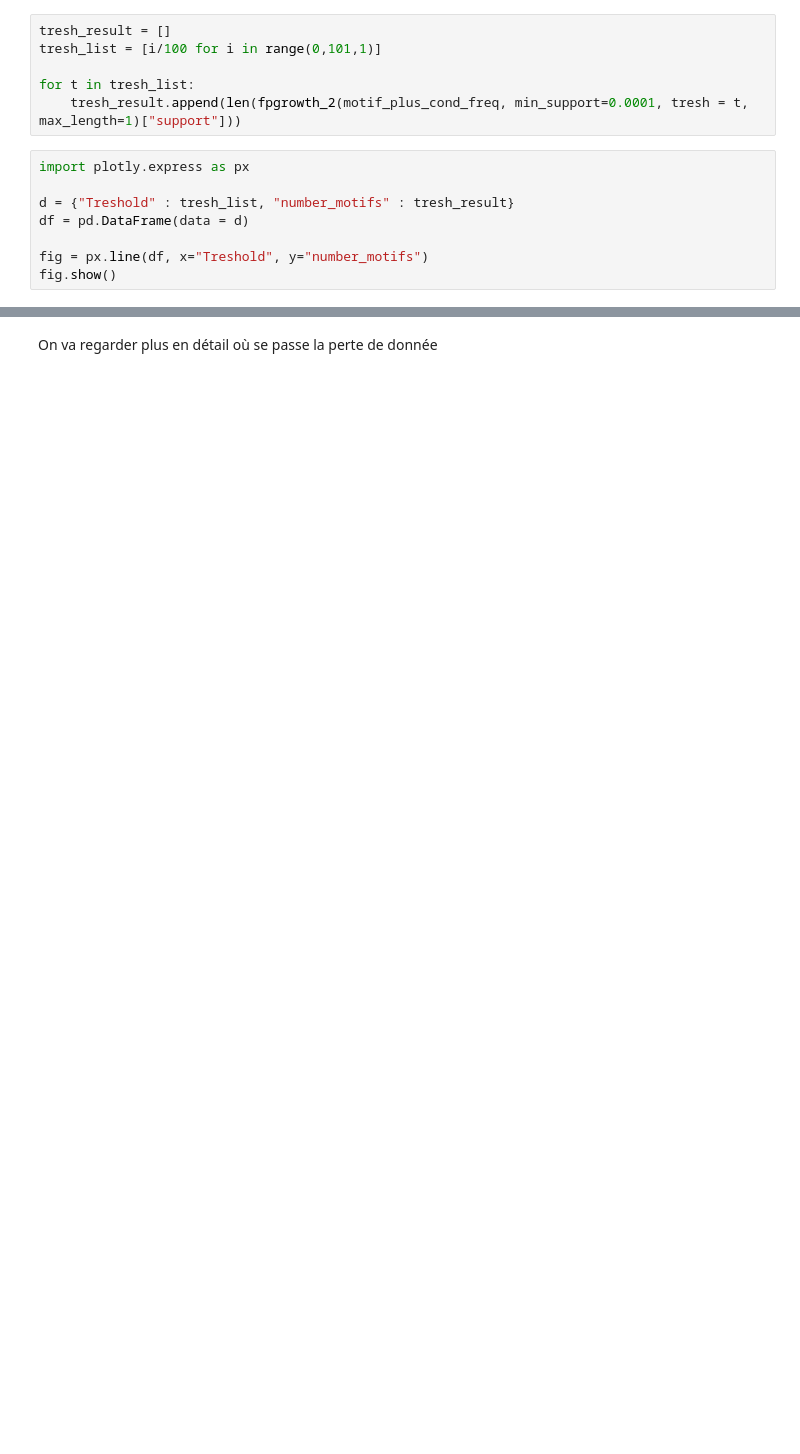
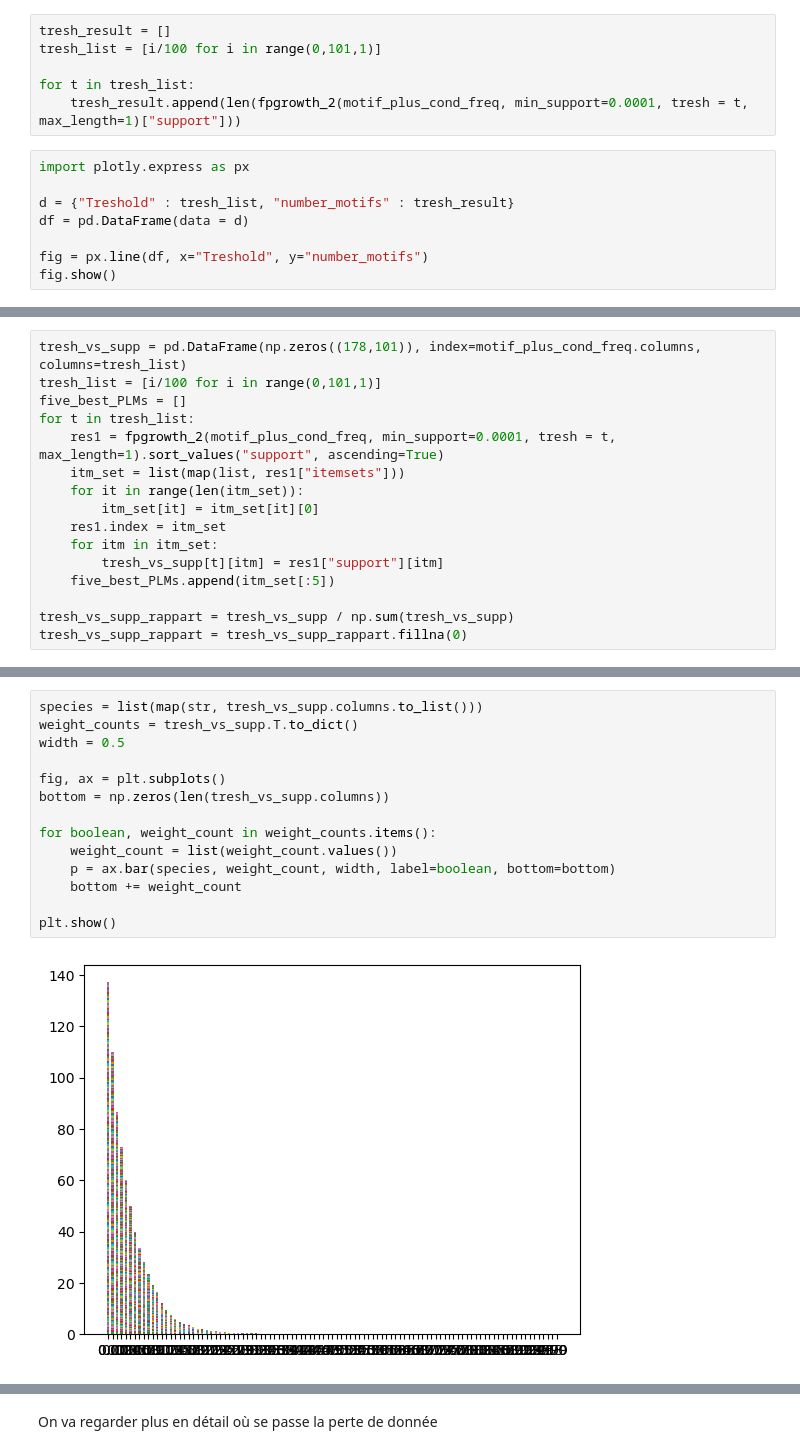
Before and after one commit to JhonatanFelix/Projet_fil_rouge_2024, a Jupyter notebook: motif_PLM.ipynb, the cells around one changed output, grey strips where cells are left out. Saved outputs shown, nothing was run; the diff lists cells and outputs as text; blank space fills up the shorter version.

```diff
--- a/motif_PLM.ipynb
+++ b/motif_PLM.ipynb
@@ -393,0 +356,16 @@ fig.show()
+# %%
+tresh_vs_supp = pd.DataFrame(np.zeros((178,101)), index=motif_plus_cond_freq.columns, columns=tresh_list)
+tresh_list = [i/100 for i in range(0,101,1)]
+five_best_PLMs = []
+for t in tresh_list:
+    res1 = fpgrowth_2(motif_plus_cond_freq, min_support=0.0001, tresh = t, max_length=1).sort_values("support", ascending=True)
+    itm_set = list(map(list, res1["itemsets"]))
+    for it in range(len(itm_set)):
+        itm_set[it] = itm_set[it][0]
+    res1.index = itm_set
+    for itm in itm_set:
+        tresh_vs_supp[t][itm] = res1["support"][itm]
+    five_best_PLMs.append(itm_set[:5])
+
+tresh_vs_supp_rappart = tresh_vs_supp / np.sum(tresh_vs_supp)
+tresh_vs_supp_rappart = tresh_vs_supp_rappart.fillna(0)
@@ -393,0 +390,16 @@ fig.show()
+# %%
+species = list(map(str, tresh_vs_supp.columns.to_list()))
+weight_counts = tresh_vs_supp.T.to_dict()
+width = 0.5
+
+fig, ax = plt.subplots()
+bottom = np.zeros(len(tresh_vs_supp.columns))
+
+for boolean, weight_count in weight_counts.items():
+    weight_count = list(weight_count.values())
+    p = ax.bar(species, weight_count, width, label=boolean, bottom=bottom)
+    bottom += weight_count
+
+plt.show()
+# %% [output]
+[figure, added]
```
Also changed, not shown: parts of 40 cells of this notebook.
